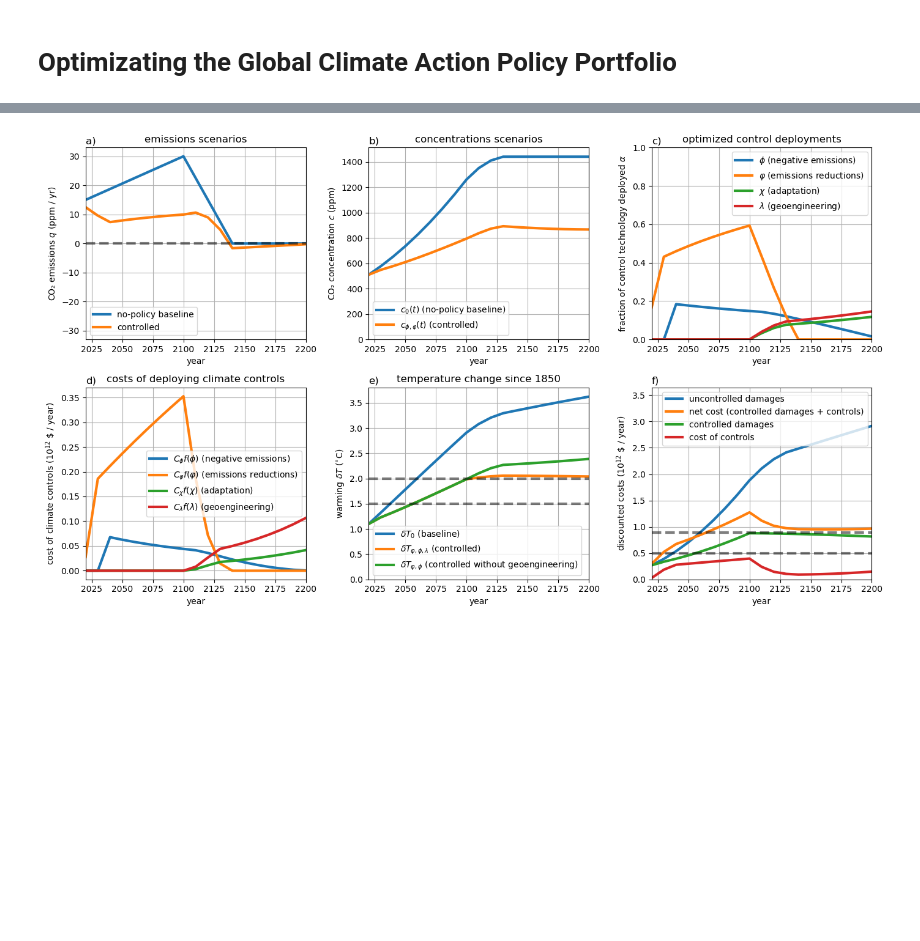
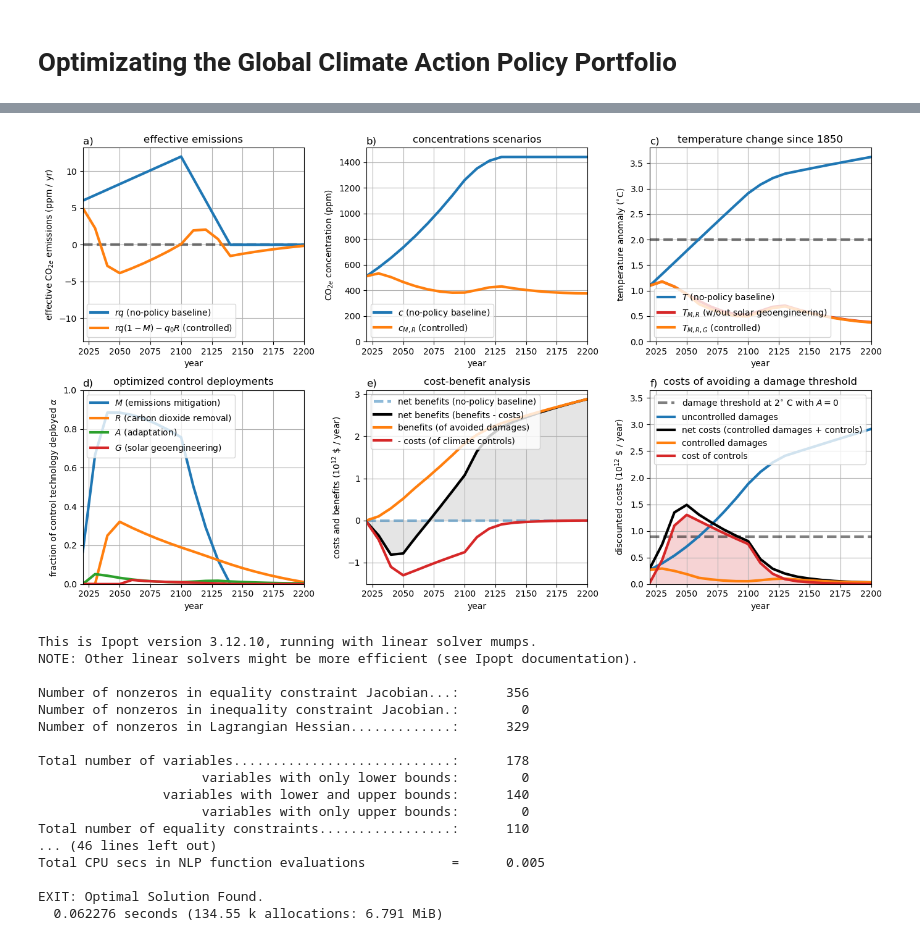
Before and after one commit to hdrake/OptimizeClimate, a Jupyter notebook: notebooks/0_default_example.ipynb, the cells around one changed output, grey strips where cells are left out. Cells and saved outputs as stored; diff of their text form; code cells hidden in the pictures; blank space fills up the shorter version.

```diff
--- a/notebooks/0_default_example.ipynb
+++ b/notebooks/0_default_example.ipynb
@@ -33,4 +35,23 @@ EXIT: Optimal Solution Found.
-# %%
-plot_state(model);
-# %% [output]
-[figure, removed]
+# %%
+model = ClimateModel();
+@time optimize_controls!(model, obj_option = "net_benefit");
+plot_state(model);
+# %% [output]
+[figure, added]
+This is Ipopt version 3.12.10, running with linear solver mumps.
+NOTE: Other linear solvers might be more efficient (see Ipopt documentation).
+
+Number of nonzeros in equality constraint Jacobian...:      356
+Number of nonzeros in inequality constraint Jacobian.:        0
+Number of nonzeros in Lagrangian Hessian.............:      329
+
+Total number of variables............................:      178
+                     variables with only lower bounds:        0
+                variables with lower and upper bounds:      140
+                     variables with only upper bounds:        0
+Total number of equality constraints.................:      110
+... (46 lines left out)
+Total CPU secs in NLP function evaluations           =      0.005
+
+EXIT: Optimal Solution Found.
+  0.062276 seconds (134.55 k allocations: 6.791 MiB)
```
Also changed, not shown: parts of 1 cell of this notebook, 14 other files.
